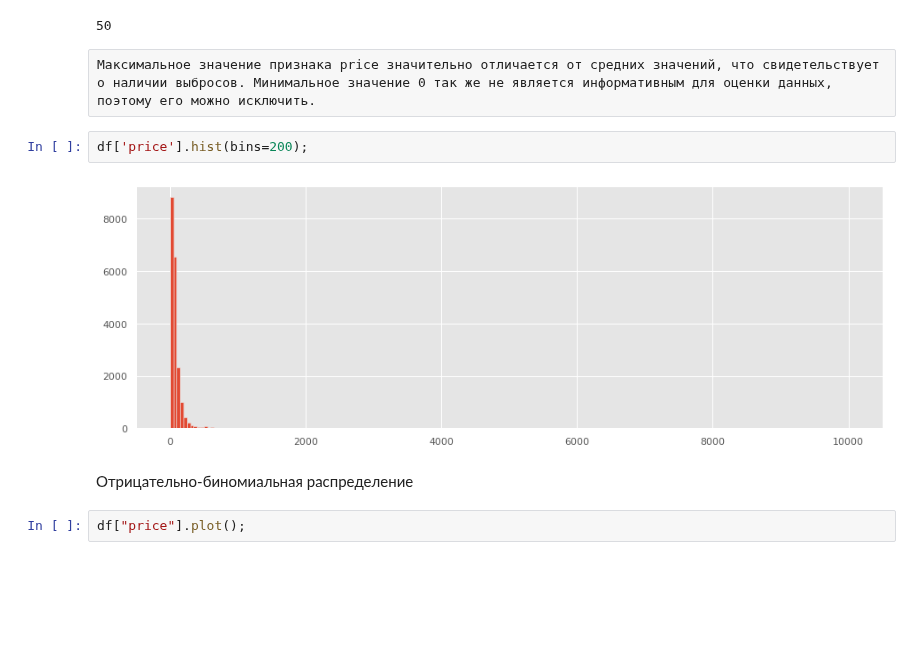
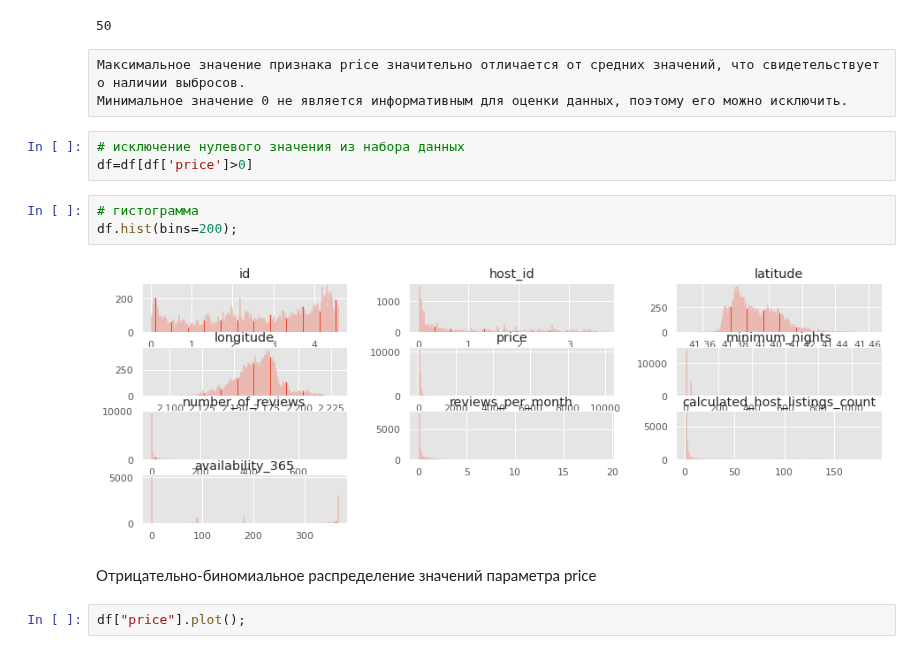
Before and after one commit to EkaterinaZernyukova/data_analysis, a Jupyter notebook: jupyter_notebook/barcelona_oct_2020.ipynb, the cells around one changed output. Cells and saved outputs as stored; diff of their text form; blank space fills up the shorter version.

Commit message:
Barcelona Исследование данных

```diff
--- a/jupyter_notebook/barcelona_oct_2020.ipynb
+++ b/jupyter_notebook/barcelona_oct_2020.ipynb
@@ -237,13 +239,18 @@ df['price'].mode()[0]
 # %% [output]
 50
 # %% [raw]
-Максимальное значение признака price значительно отличается от средних значений, что свидетельствует о наличии выбросов. Минимальное значение 0 так же не является информативным для оценки данных, поэтому его можно исключить.
+Максимальное значение признака price значительно отличается от средних значений, что свидетельствует о наличии выбросов.
+Минимальное значение 0 не является информативным для оценки данных, поэтому его можно исключить.
+# %%
+# исключение нулевого значения из набора данных
+df=df[df['price']>0]
 # %%
-df['price'].hist(bins=200);
+# гистограмма
+df.hist(bins=200);
 # %% [output]
-[figure, old version]
+[figure, new version]
-# %% [markdown]
-Отрицательно-биномиальная распределение
+# %% [markdown]
+Отрицательно-биномиальное распределение значений параметра price
 # %%
 df["price"].plot();
 # %% [output]
```
Also changed, not shown: parts of 32 cells of this notebook.
